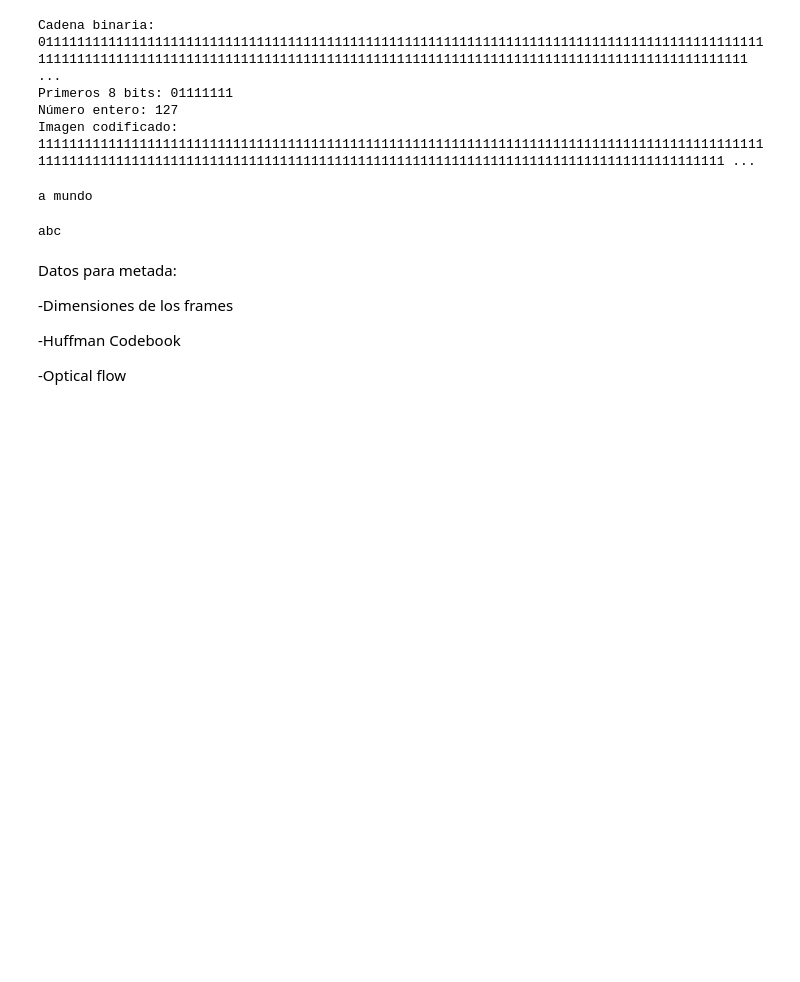
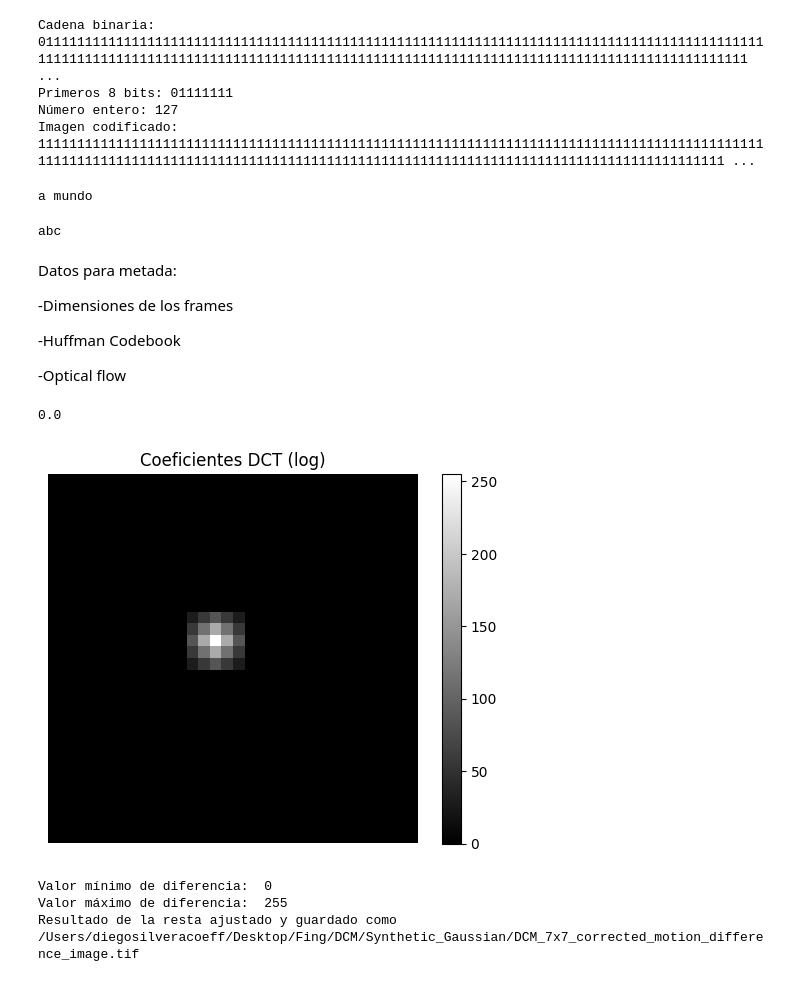
Before and after one commit to DiegoSC13/DCM_proyect, a Jupyter notebook: scripts/test.ipynb, the cells around one changed output. Saved outputs shown, nothing was run; the diff lists cells and outputs as text; code cells hidden in the pictures; blank space fills up the shorter version.

```diff
--- a/scripts/test.ipynb
+++ b/scripts/test.ipynb
@@ -772,3 +772,54 @@ Datos para metada:
 -Huffman Codebook
 
 -Optical flow
+# %%
+import numpy as np
+import cv2
+from aux_functions import *
+#Defino las rutas a utilizar
+residual_path = '/Users/diegosilveracoeff/Desktop/Fing/DCM/Synthetic_Gaussian/motion_corrected_difference.png'
+ref_image_path = '/Users/diegosilveracoeff/Desktop/Fing/DCM/Synthetic_Gaussian/DCM_reference_image.tif'
+curr_image_path = '/Users/diegosilveracoeff/Desktop/Fing/DCM/Synthetic_Gaussian/DCM_7x7_image.tif'
+flow_x_path = '/Users/diegosilveracoeff/Desktop/Fing/DCM/Synthetic_Gaussian/flow_x.npy'
+flow_y_path = '/Users/diegosilveracoeff/Desktop/Fing/DCM/Synthetic_Gaussian/flow_y.npy'
+
+# Cargar los archivos flow_x.npy y flow_y.npy
+flow_x = np.load(flow_x_path)
+flow_y = np.load(flow_y_path)
+
+# Combinar los componentes x e y para obtener la variable flow
+flow = np.stack((flow_x, flow_y), axis=-1)
+
+# Leo imágenes de referencia y residual
+ref_image = cv2.imread(ref_image_path, cv2.IMREAD_GRAYSCALE).astype(np.int16)
+residual_image = cv2.imread(residual_path, cv2.IMREAD_GRAYSCALE).astype(np.int16)
+
+print(flow_x[0][0])
+
+#Algo
+new_reference = np.zeros_like(ref_image)
+for i in range(new_reference.shape[0]):
+    for j in range(new_reference.shape[1]):
+        new_reference[i][j] = ref_image[i - int(flow_x[i][j])][j - int(flow_y[i][j])]
+
+output_path = '/Users/diegosilveracoeff/Desktop/Fing/DCM/Synthetic_Gaussian/corrected_reference.tif'
+cv2.imwrite(output_path, new_reference)
+
+plt.imshow(new_reference, cmap='gray', vmin=0, vmax=np.max(new_reference))
+plt.colorbar()
+plt.title('Coeficientes DCT (log)')
+plt.axis('off')  # Ocultar ejes
+plt.show()
+# %% [output]
+0.0
+[figure, added]
+# %%
+corrected_ref_path = '/Users/diegosilveracoeff/Desktop/Fing/DCM/Synthetic_Gaussian/corrected_reference.tif'
+curr_image_path = '/Users/diegosilveracoeff/Desktop/Fing/DCM/Synthetic_Gaussian/DCM_7x7_image.tif'
+output_path = '/Users/diegosilveracoeff/Desktop/Fing/DCM/Synthetic_Gaussian/DCM_7x7_corrected_motion_difference_image.tif'
+
+subtract_frames(curr_image_path, corrected_ref_path, output_path, clip=True)
+# %% [output]
+Valor mínimo de diferencia:  0
+Valor máximo de diferencia:  255
+Resultado de la resta ajustado y guardado como /Users/diegosilveracoeff/Desktop/Fing/DCM/Synthetic_Gaussian/DCM_7x7_corrected_motion_difference_image.tif
```
Also changed, not shown: 2 other files.
